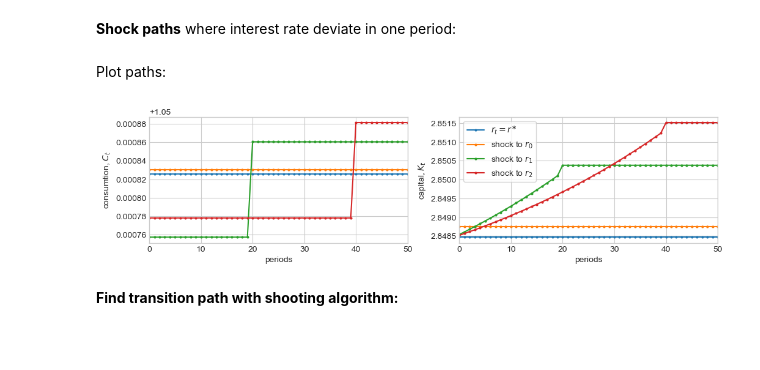
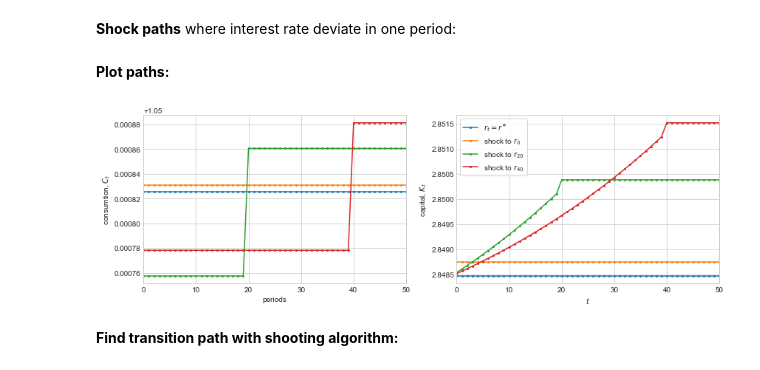
Before and after one commit to NumEconCopenhagen/ConsumptionSavingNotebooks, a Jupyter notebook: DynamicProgramming/05. General Equilibrium.ipynb, the cells around one changed output. Saved outputs shown, nothing was run; the diff lists cells and outputs as text; code cells hidden in the pictures; blank space fills up the shorter version.

```diff
--- a/DynamicProgramming/05. General Equilibrium.ipynb
+++ b/DynamicProgramming/05. General Equilibrium.ipynb
@@ -377,6 +525,6 @@ Test with steady state prices:
 # %%
-tp_r_pf = np.repeat(r_ss_pf,par.tp_T)
-tp_w_pf = np.repeat(w_ss_pf,par.tp_T)
-tp_C_pf,tp_K_pf = tp_CK_func(K_ss_pf,tp_r_pf,tp_w_pf,r_ss_pf,w_ss_pf,model)
+path_r_pf = np.repeat(r_ss_pf,par.path_T)
+path_w_pf = np.repeat(w_ss_pf,par.path_T)
+path_C_pf,path_K_pf = path_CK_func(K_ss_pf,path_r_pf,path_w_pf,r_ss_pf,w_ss_pf,model)
 # %%
 print(f'C_ss:  {C_ss_pf:.6f}')
@@ -390,42 +538,44 @@ C[-1]: 1.050826
 # %% [markdown]
 **Shock paths** where interest rate deviate in one period:
 # %%
-Delta = 1e-4
+dr = 1e-4
 ts = np.array([0,20,40])
-tp_C_pf_shock = np.empty((ts.size,par.tp_T))
-tp_K_pf_shock = np.empty((ts.size,par.tp_T))
+path_C_pf_shock = np.empty((ts.size,par.path_T))
+path_K_pf_shock = np.empty((ts.size,par.path_T))
 
 for i,t in enumerate(ts):
-    tp_r_pf_shock = tp_r_pf.copy()
-    tp_r_pf_shock[t] += Delta
-    A,B = tp_CK_func(K_ss_pf,tp_r_pf_shock,tp_w_pf,r_ss_pf,w_ss_pf,model)
-    tp_C_pf_shock[i,:] = A
-    tp_K_pf_shock[i,:] = B
+    path_r_pf_shock = path_r_pf.copy()
+    path_r_pf_shock[t] += dr
+    A,B = path_CK_func(K_ss_pf,path_r_pf_shock,path_w_pf,r_ss_pf,w_ss_pf,model)
+    path_C_pf_shock[i,:] = A
+    path_K_pf_shock[i,:] = B
-# %% [markdown]
-Plot paths:
+# %% [markdown]
+**Plot paths:**
 # %%
-fig = plt.figure(figsize=(12,6),dpi=100)
+fig = plt.figure(figsize=(12,4))
 
-ax = fig.add_subplot(2,2,1)
-ax.plot(np.arange(par.tp_T),tp_C_pf,'-o',ms=2,label=f'$r_t = r^{{\\ast}}$')
-for i,t in enumerate(range(ts.size)):
-    ax.plot(np.arange(par.tp_T),tp_C_pf_shock[i],'-o',ms=2,label=f'shock to $r_{{{t}}}$')
+ax = fig.add_subplot(1,2,1)
+ax.plot(np.arange(par.path_T),path_C_pf,'-o',ms=2,label=f'$r_t = r^{{\\ast}}$')
+for i,t in enumerate(ts):
+    ax.plot(np.arange(par.path_T),path_C_pf_shock[i],'-o',ms=2,label=f'shock to $r_{{{t}}}$')
 
 ax.set_xlim([0,50])
 ax.set_xlabel('periods')
 ax.set_ylabel('consumtion, $C_t$');
 
-ax = fig.add_subplot(2,2,2)
-ax.plot(np.arange(par.tp_T),tp_K_pf,'-o',ms=2,label=f'$r_t = r^{{\\ast}}$')
-for i,t in enumerate(range(ts.size)):
-    ax.plot(np.arange(par.tp_T),tp_K_pf_shock[i],'-o',ms=2,label=f'shock to $r_{{{t}}}$')
+ax = fig.add_subplot(1,2,2)
+ax.plot(np.arange(par.path_T),path_K_pf,'-o',ms=2,label=f'$r_t = r^{{\\ast}}$')
+for i,t in enumerate(ts):
+    ax.plot(np.arange(par.path_T),path_K_pf_shock[i],'-o',ms=2,label=f'shock to $r_{{{t}}}$')
 
 ax.legend(frameon=True)
 ax.set_xlim([0,50])
-ax.set_xlabel('periods')
+ax.set_xlabel('$t$')
 ax.set_ylabel('capital, $K_t$');
+
+fig.tight_layout()
 # %% [output]
-[figure, old version]
+[figure, new version]
 # %% [markdown]
 **Find transition path with shooting algorithm:**
 # %%
```
Also changed, not shown: parts of 36 cells of this notebook, 3 other files.
